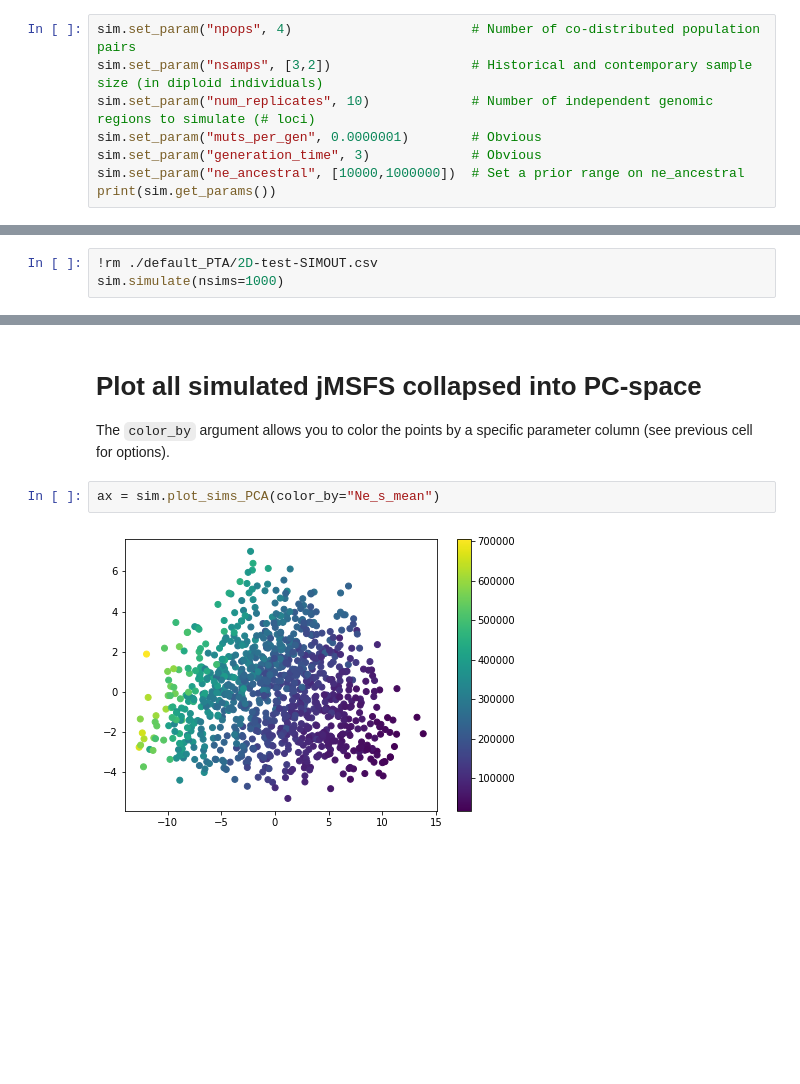
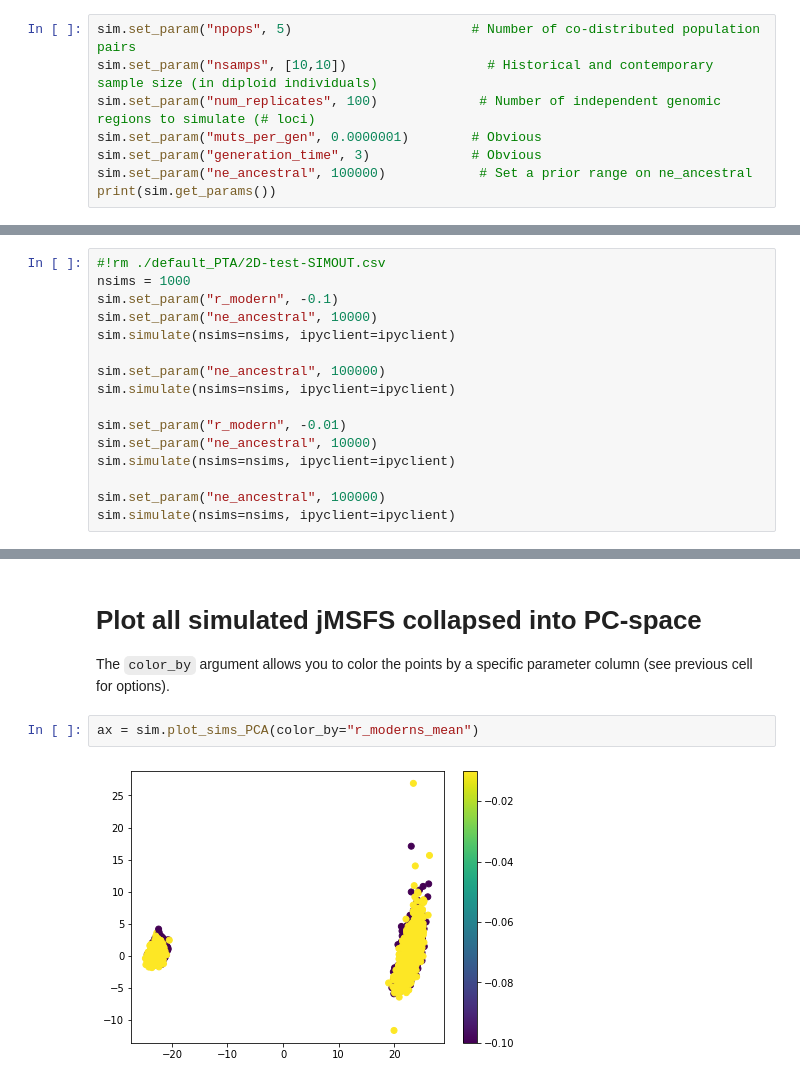
Before and after one commit to philippinespire/ptaPIRE, a Jupyter notebook: jupyter-notebooks/ptaPIRE-Development.ipynb, the cells around one changed output, grey strips where cells are left out. Saved outputs shown, nothing was run; the diff lists cells and outputs as text; blank space fills up the shorter version.

```diff
--- a/jupyter-notebooks/ptaPIRE-Development.ipynb
+++ b/jupyter-notebooks/ptaPIRE-Development.ipynb
@@ -60,11 +65,11 @@ print(sim.get_params())
 # %% [markdown]
 ## Modify some parameters
 # %%
-sim.set_param("npops", 4)                       # Number of co-distributed population pairs
-sim.set_param("nsamps", [3,2])                  # Historical and contemporary sample size (in diploid individuals)
-sim.set_param("num_replicates", 10)             # Number of independent genomic regions to simulate (# loci)
+sim.set_param("npops", 5)                       # Number of co-distributed population pairs
+sim.set_param("nsamps", [10,10])                  # Historical and contemporary sample size (in diploid individuals)
+sim.set_param("num_replicates", 100)             # Number of independent genomic regions to simulate (# loci)
 sim.set_param("muts_per_gen", 0.0000001)        # Obvious
 sim.set_param("generation_time", 3)             # Obvious
-sim.set_param("ne_ancestral", [10000,1000000])  # Set a prior range on ne_ancestral
+sim.set_param("ne_ancestral", 100000)            # Set a prior range on ne_ancestral
 print(sim.get_params())
 # %% [output]
@@ -101,7 +106,20 @@ my_jmsfs[0].plot_2d_sfs()
 # %% [markdown]
 ## Run several simulations
 # %%
-!rm ./default_PTA/2D-test-SIMOUT.csv
-sim.simulate(nsims=1000)
+#!rm ./default_PTA/2D-test-SIMOUT.csv
+nsims = 1000
+sim.set_param("r_modern", -0.1)
+sim.set_param("ne_ancestral", 10000)
+sim.simulate(nsims=nsims, ipyclient=ipyclient)
+
+sim.set_param("ne_ancestral", 100000)
+sim.simulate(nsims=nsims, ipyclient=ipyclient)
+
+sim.set_param("r_modern", -0.01)
+sim.set_param("ne_ancestral", 10000)
+sim.simulate(nsims=nsims, ipyclient=ipyclient)
+
+sim.set_param("ne_ancestral", 100000)
+sim.simulate(nsims=nsims, ipyclient=ipyclient)
 # %% [output]
     Generating 1000 simulation(s).
@@ -151,6 +175,6 @@ Ne_s_kurtosis             -3.000
 # Plot all simulated jMSFS collapsed into PC-space
 The `color_by` argument allows you to color the points by a specific parameter column (see previous cell for options).
 # %%
-ax = sim.plot_sims_PCA(color_by="Ne_s_mean")
+ax = sim.plot_sims_PCA(color_by="r_moderns_mean")
 # %% [output]
-[figure, old version]
+[figure, new version]
```
Also changed, not shown: parts of 23 cells of this notebook, 2 other files.
